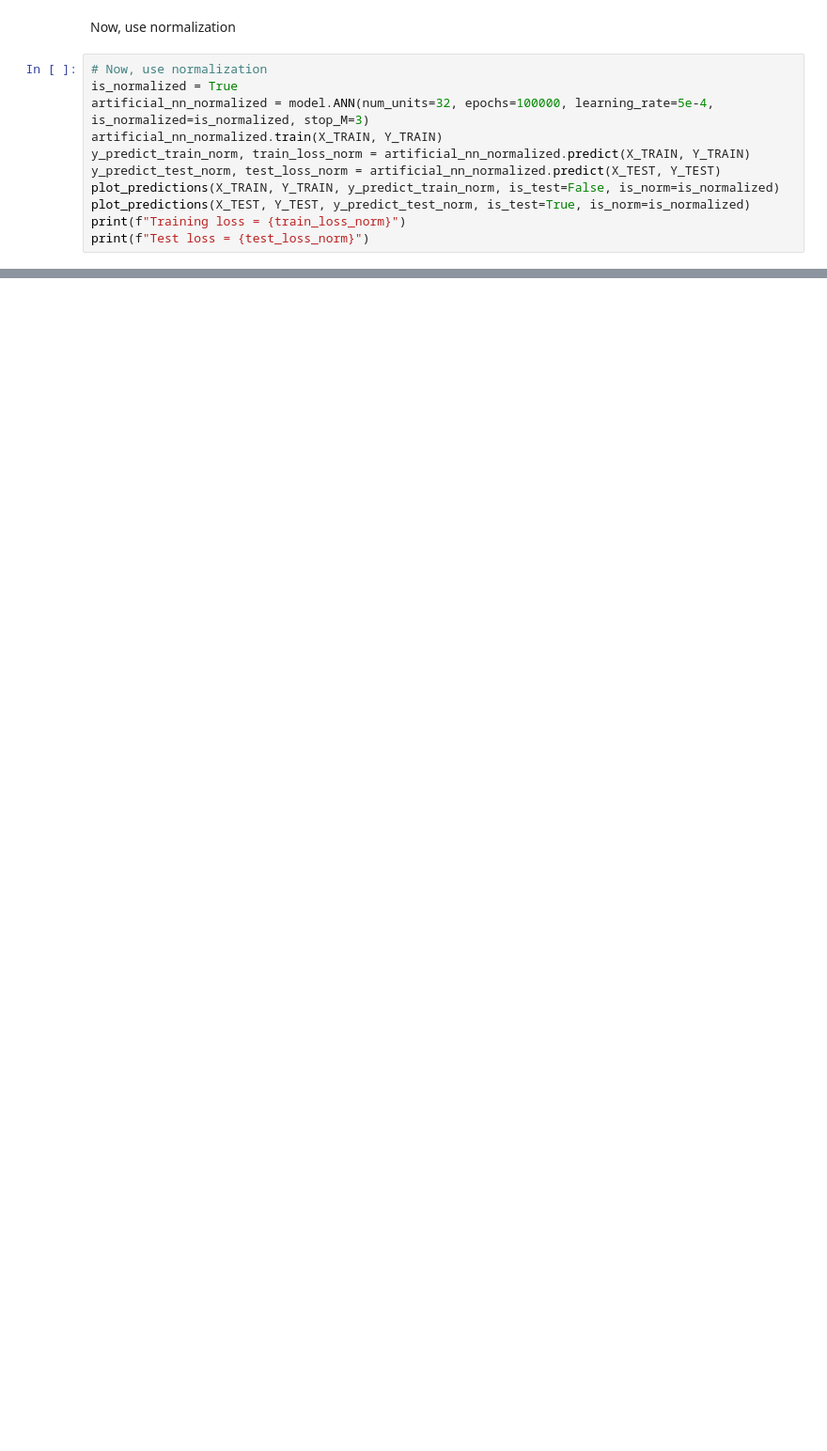
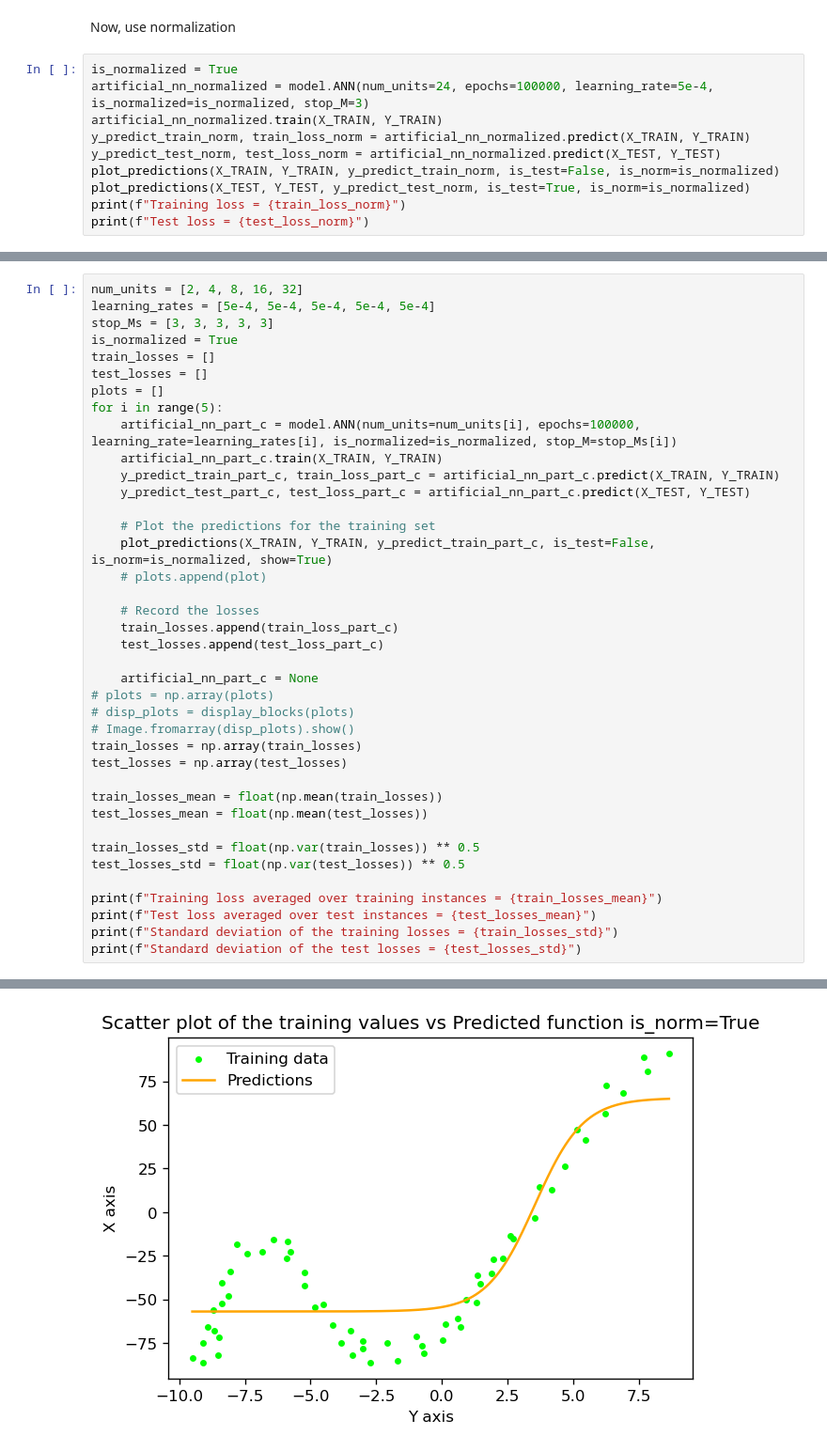
Before and after one commit to zubeyir-bodur/data-science, a Jupyter notebook: Project 3 - Supervised Learning/main.ipynb, the cells around one changed output, grey strips where cells are left out. Shown: that part at 94% size. Drawn from its saved outputs; the diff is of its cells as text; blank space fills up the shorter version.

Commit message:
Part C mostly completed, can tune the parameters for other runs.

```diff
--- a/Project 3 - Supervised Learning/main.ipynb
+++ b/Project 3 - Supervised Learning/main.ipynb
@@ -65,9 +65,8 @@ Test loss = 5412030.19319119
 # %% [markdown]
 Now, use normalization
 # %%
-# Now, use normalization
 is_normalized = True
-artificial_nn_normalized = model.ANN(num_units=32, epochs=100000, learning_rate=5e-4, is_normalized=is_normalized, stop_M=3)
+artificial_nn_normalized = model.ANN(num_units=24, epochs=100000, learning_rate=5e-4, is_normalized=is_normalized, stop_M=3)
 artificial_nn_normalized.train(X_TRAIN, Y_TRAIN)
 y_predict_train_norm, train_loss_norm = artificial_nn_normalized.predict(X_TRAIN, Y_TRAIN)
 y_predict_test_norm, test_loss_norm = artificial_nn_normalized.predict(X_TEST, Y_TEST)
@@ -92,2 +94,42 @@ Use the following hyperparameters.<br>
 Then plot the training predictions as in previous part by using these hyperparameters only. However, arrange learning rates, initial weights, stopping conditions accordingly.<br>
 Then, create two tables, for training loss and the test loss. Report the training loss averaged over training set instances and the standard deviation of this array, whose size is 5. Then, same for the test loss/ set.
+# %%
+num_units = [2, 4, 8, 16, 32]
+learning_rates = [5e-4, 5e-4, 5e-4, 5e-4, 5e-4]
+stop_Ms = [3, 3, 3, 3, 3]
+is_normalized = True
+train_losses = []
+test_losses = []
+plots = []
+for i in range(5):
+    artificial_nn_part_c = model.ANN(num_units=num_units[i], epochs=100000, learning_rate=learning_rates[i], is_normalized=is_normalized, stop_M=stop_Ms[i])
+    artificial_nn_part_c.train(X_TRAIN, Y_TRAIN)
+    y_predict_train_part_c, train_loss_part_c = artificial_nn_part_c.predict(X_TRAIN, Y_TRAIN)
+    y_predict_test_part_c, test_loss_part_c = artificial_nn_part_c.predict(X_TEST, Y_TEST)
+
+    # Plot the predictions for the training set
+    plot_predictions(X_TRAIN, Y_TRAIN, y_predict_train_part_c, is_test=False, is_norm=is_normalized, show=True)
+    # plots.append(plot)
+
+    # Record the losses
+    train_losses.append(train_loss_part_c)
+    test_losses.append(test_loss_part_c)
+
+    artificial_nn_part_c = None
+# plots = np.array(plots)
+# disp_plots = display_blocks(plots)
+# Image.fromarray(disp_plots).show()
+train_losses = np.array(train_losses)
+test_losses = np.array(test_losses)
+
+train_losses_mean = float(np.mean(train_losses))
+test_losses_mean = float(np.mean(test_losses))
+
+train_losses_std = float(np.var(train_losses)) ** 0.5
+test_losses_std = float(np.var(test_losses)) ** 0.5
+
+print(f"Training loss averaged over training instances = {train_losses_mean}")
+print(f"Test loss averaged over test instances = {test_losses_mean}")
+print(f"Standard deviation of the training losses = {train_losses_std}")
+print(f"Standard deviation of the test losses = {test_losses_std}")
+# %% [output]
@@ -93,0 +141 @@ Then, create two tables, for training loss and the test loss. Report the trainin
+[figure, added]
```
Also changed, not shown: parts of 8 cells of this notebook, 1 other file.
